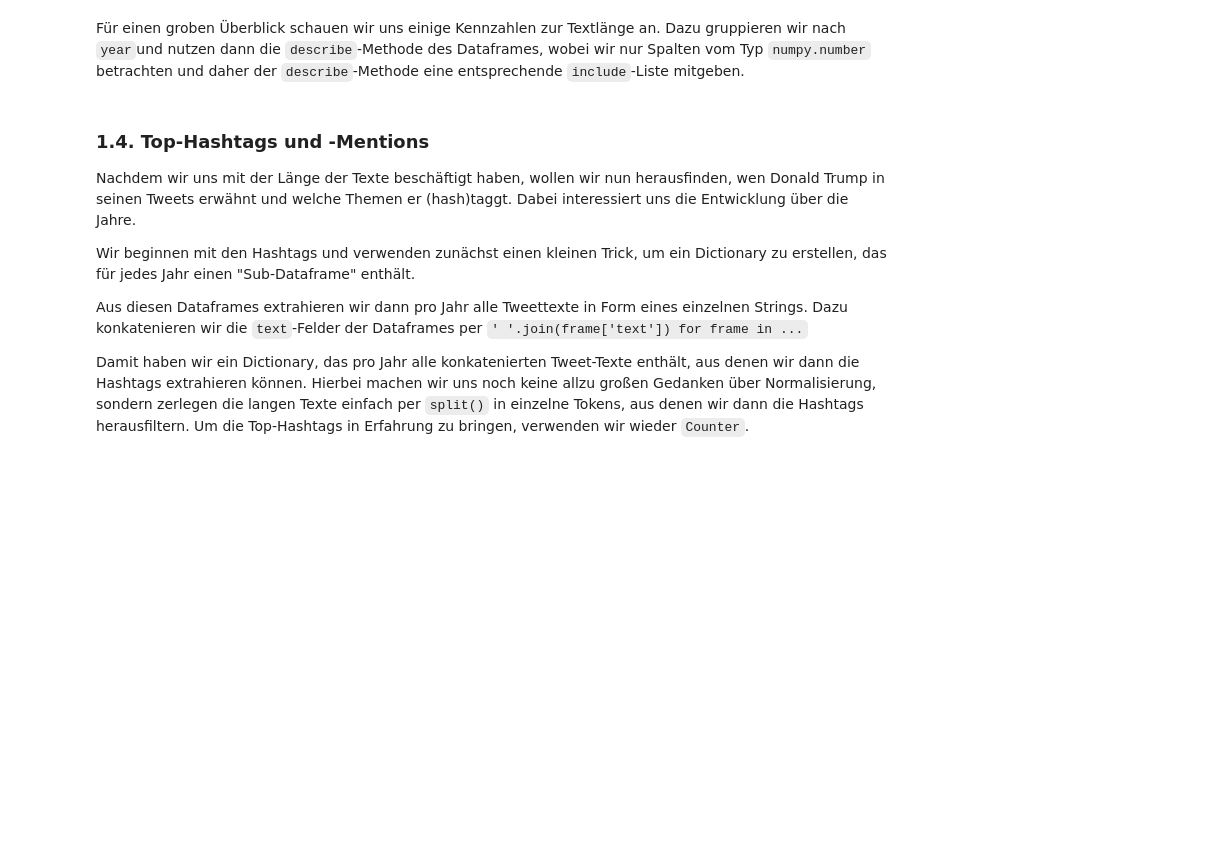
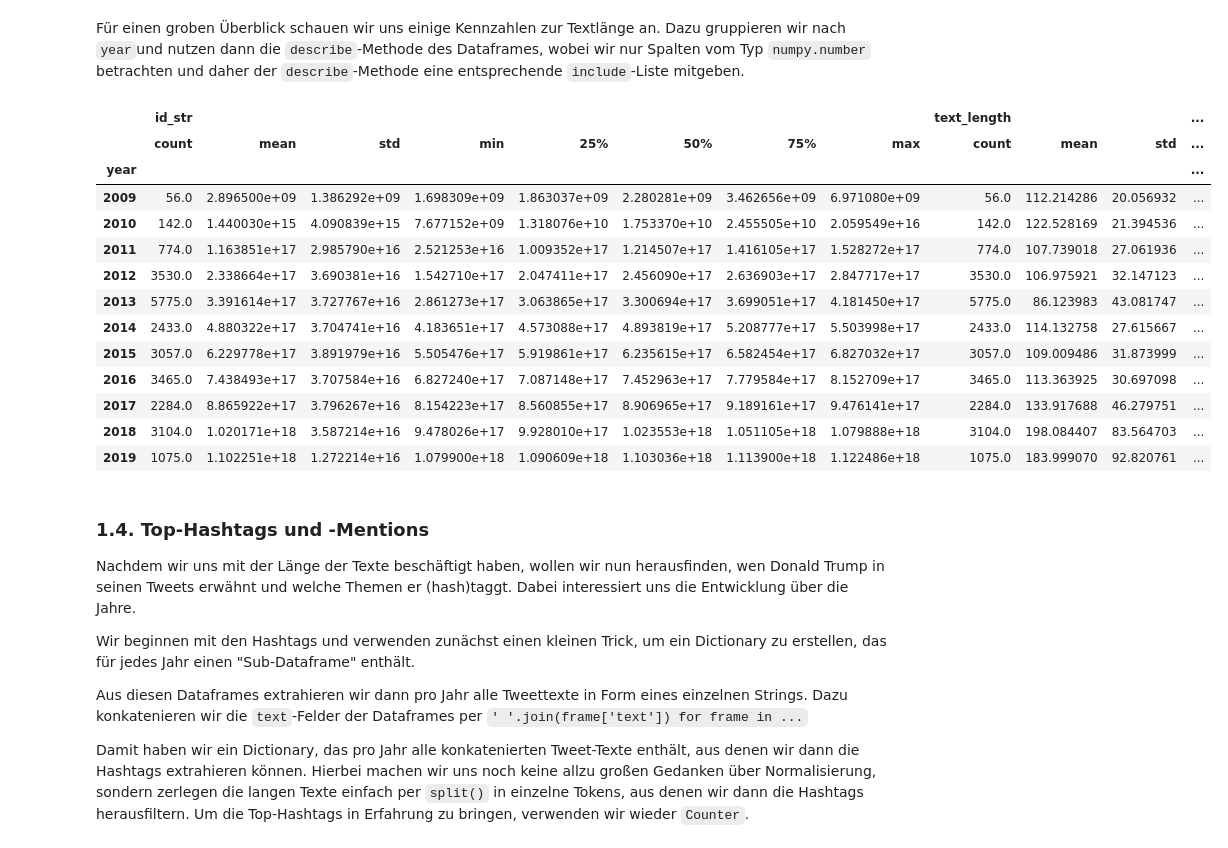
Before and after one commit to Wekra/language_generation, a Jupyter notebook: text_generation_empty.ipynb, the cells around one changed output. Cells and saved outputs as stored; diff of their text form; code cells hidden in the pictures; blank space fills up the shorter version.

````diff
--- a/text_generation_empty.ipynb
+++ b/text_generation_empty.ipynb
@@ -22,9 +23,9 @@ tweets
 # %% [markdown]
 ### 1.2 Jahr hinzufügen
 Für unsere Auswertungen interessiert uns nur das Jahr, in dem der Tweet verfasst wurde, nicht das genaue Datum. Wir fügen daher dem Dataframe eine zusätzliche Spalte ```year``` hinzu und verwenden die Pandas-Funktion ```DatetimeIndex```, um aus dem String einen DatetimeIndex zu machen, auf dessen einzelne Felder (```year```, ```month```, ```day```, ...) dann mittels Punktoperator zugegriffen werden kann.
-# %%
-tweets['year'] = # TODO Spalte füllen
-tweets
+# %%
+tweets['year'] = pd.DatetimeIndex(tweets['created_at']).year
+# tweets
 # %% [markdown]
 ### 1.3 Textlänge analysieren
 Naturgemäß gibt es bei Tweets nur eine begrenzte Varianz, was die Textlänge angeht. Wir wollen uns dennoch anschauen, wie sich die Textlänge im Laufe der Jahre entwickelt hat.
@@ -32,8 +33,8 @@
 
 **Hinweis**
 Mittels ```apply``` lassen sich Funktionen auf Spalten des Dataframes mappen: ```df['new'] = df['old'].apply(lambda x : fancy_stuff(x))```
-# %%
-tweets['text_length'] = # TODO Spalte füllen
-tweets
+# %%
+tweets['text_length'] = tweets['text'].apply(lambda x: len(x))
+# tweets
 # %% [markdown]
 Für einen groben Überblick schauen wir uns einige Kennzahlen zur Textlänge an. Dazu gruppieren wir nach ```year```und nutzen dann die ```describe```-Methode des Dataframes, wobei wir nur Spalten vom Typ ```numpy.number``` betrachten und daher der ```describe```-Methode eine entsprechende ```include```-Liste mitgeben.
@@ -43,3 +41,24 @@ import numpy
+# %%
+import numpy as np
+
+tweets_grouped = tweets.groupby(['year']).describe(include=[np.number])
+
+tweets_grouped
+# %% [output]
+|  | id_str |  |  |  |  |  |  |  | text_length |  |  | ... |
+|  | count | mean | std | min | 25% | 50% | 75% | max | count | mean | std | ... |
+| year |  |  |  |  |  |  |  |  |  |  |  | ... |
+| 2009 | 56.0 | 2.896500e+09 | 1.386292e+09 | 1.698309e+09 | 1.863037e+09 | 2.280281e+09 | 3.462656e+09 | 6.971080e+09 | 56.0 | 112.214286 | 20.056932 | ... |
+| 2010 | 142.0 | 1.440030e+15 | 4.090839e+15 | 7.677152e+09 | 1.318076e+10 | 1.753370e+10 | 2.455505e+10 | 2.059549e+16 | 142.0 | 122.528169 | 21.394536 | ... |
+| 2011 | 774.0 | 1.163851e+17 | 2.985790e+16 | 2.521253e+16 | 1.009352e+17 | 1.214507e+17 | 1.416105e+17 | 1.528272e+17 | 774.0 | 107.739018 | 27.061936 | ... |
+| 2012 | 3530.0 | 2.338664e+17 | 3.690381e+16 | 1.542710e+17 | 2.047411e+17 | 2.456090e+17 | 2.636903e+17 | 2.847717e+17 | 3530.0 | 106.975921 | 32.147123 | ... |
+| 2013 | 5775.0 | 3.391614e+17 | 3.727767e+16 | 2.861273e+17 | 3.063865e+17 | 3.300694e+17 | 3.699051e+17 | 4.181450e+17 | 5775.0 | 86.123983 | 43.081747 | ... |
+| 2014 | 2433.0 | 4.880322e+17 | 3.704741e+16 | 4.183651e+17 | 4.573088e+17 | 4.893819e+17 | 5.208777e+17 | 5.503998e+17 | 2433.0 | 114.132758 | 27.615667 | ... |
+| 2015 | 3057.0 | 6.229778e+17 | 3.891979e+16 | 5.505476e+17 | 5.919861e+17 | 6.235615e+17 | 6.582454e+17 | 6.827032e+17 | 3057.0 | 109.009486 | 31.873999 | ... |
+| 2016 | 3465.0 | 7.438493e+17 | 3.707584e+16 | 6.827240e+17 | 7.087148e+17 | 7.452963e+17 | 7.779584e+17 | 8.152709e+17 | 3465.0 | 113.363925 | 30.697098 | ... |
+| 2017 | 2284.0 | 8.865922e+17 | 3.796267e+16 | 8.154223e+17 | 8.560855e+17 | 8.906965e+17 | 9.189161e+17 | 9.476141e+17 | 2284.0 | 133.917688 | 46.279751 | ... |
+| 2018 | 3104.0 | 1.020171e+18 | 3.587214e+16 | 9.478026e+17 | 9.928010e+17 | 1.023553e+18 | 1.051105e+18 | 1.079888e+18 | 3104.0 | 198.084407 | 83.564703 | ... |
+| 2019 | 1075.0 | 1.102251e+18 | 1.272214e+16 | 1.079900e+18 | 1.090609e+18 | 1.103036e+18 | 1.113900e+18 | 1.122486e+18 | 1075.0 | 183.999070 | 92.820761 | ... |
 # %% [markdown]
 ### 1.4. Top-Hashtags und -Mentions
 Nachdem wir uns mit der Länge der Texte beschäftigt haben, wollen wir nun herausfinden, wen Donald Trump in seinen Tweets erwähnt und welche Themen er (hash)taggt. Dabei interessiert uns die Entwicklung über die Jahre.
````
Also changed, not shown: parts of 24 cells of this notebook.
